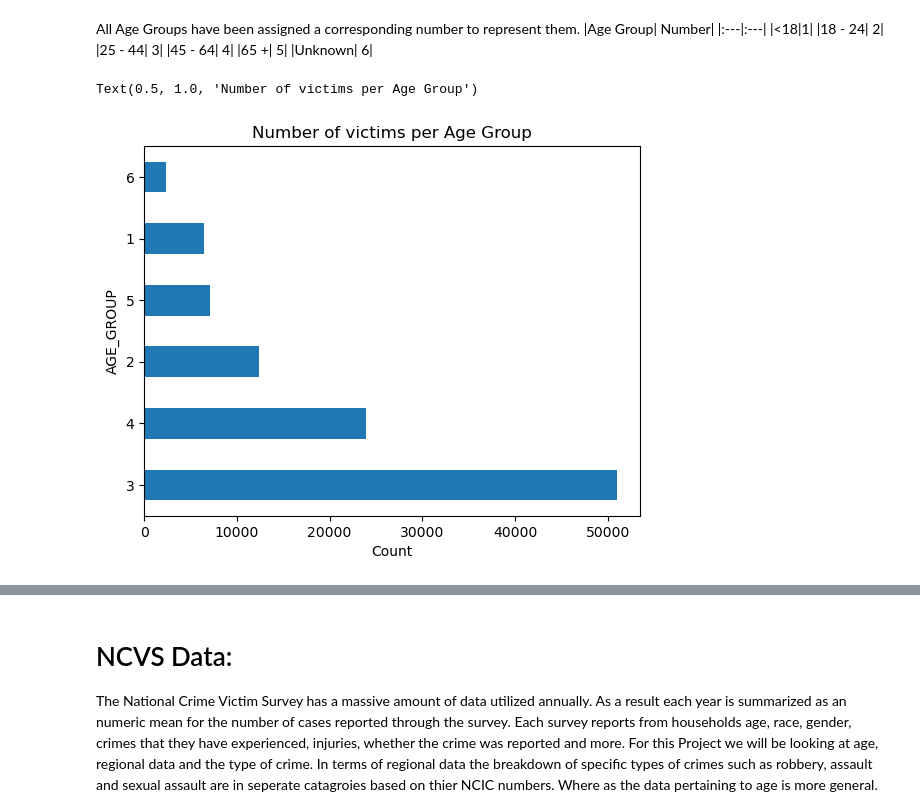
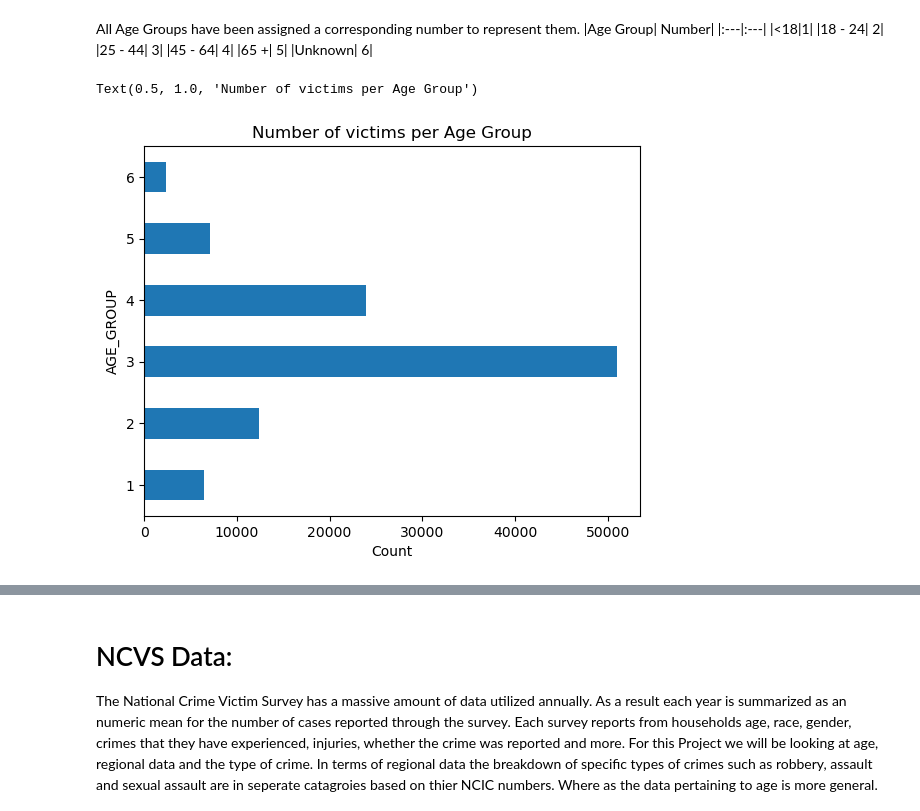
Before and after one commit to accoffin12/CrimeVictimAnalysis_Capstone, a Jupyter notebook: Crime Victim Data Exploration Analysis.ipynb, the cells around one changed output, grey strips where cells are left out. Drawn from its saved outputs; the diff is of its cells as text; code cells hidden in the pictures.

```diff
--- a/Crime Victim Data Exploration Analysis.ipynb
+++ b/Crime Victim Data Exploration Analysis.ipynb
@@ -178,12 +184,11 @@ All Age Groups have been assigned a corresponding number to represent them.
 # %%
 #grouped_dt = NYPD.groupby('CMPLNT_FR_DT')['CMPLNT_FR_DTM'].value_counts().reset_index(name='Count')
 # New York PD, NY:
 grouped_AGE = NYPD["AGE_GM"].groupby(NYPD["AGE_GM"]).count()
-sorted_data = grouped_AGE.sort_values(ascending=False)
-sorted_data.plot(kind="barh")
+grouped_AGE.plot(kind="barh")
 plt.xlabel("Count")
 plt.ylabel("AGE_GROUP")
 plt.title("Number of victims per Age Group")
 # %% [output]
 Text(0.5, 1.0, 'Number of victims per Age Group')
-[figure, old version]
+[figure, new version]
```
Also changed, not shown: parts of 10 cells of this notebook, 2 other files.
